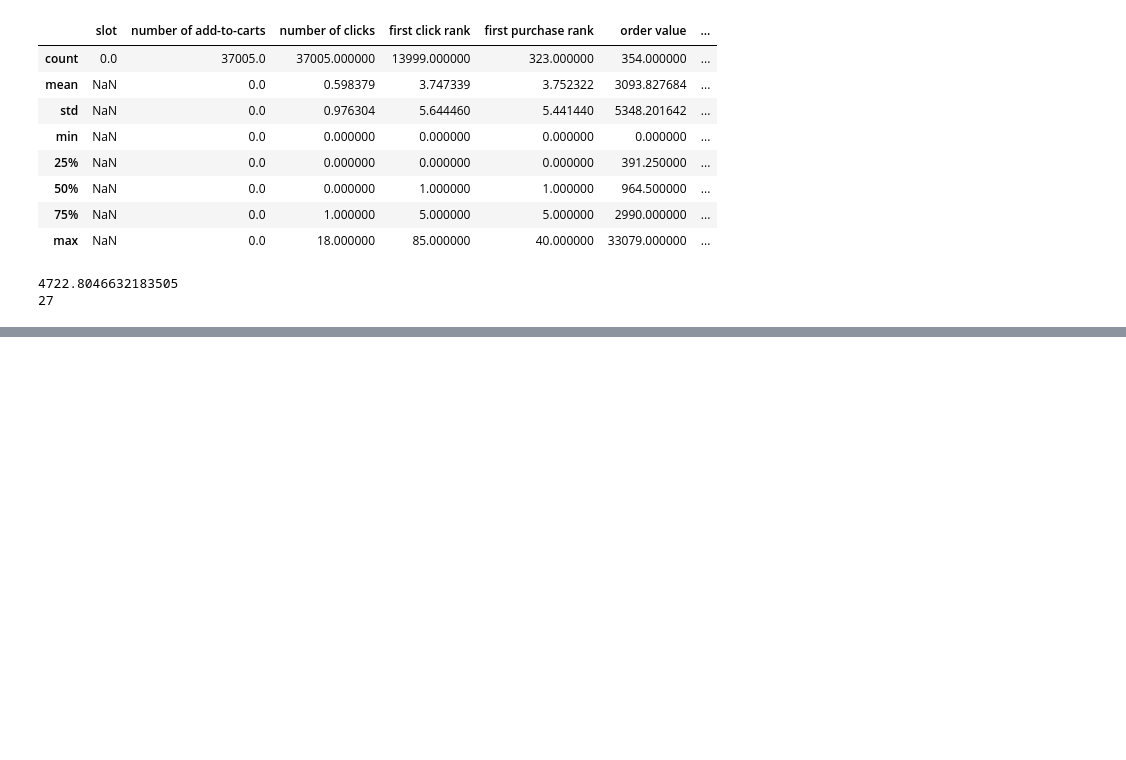
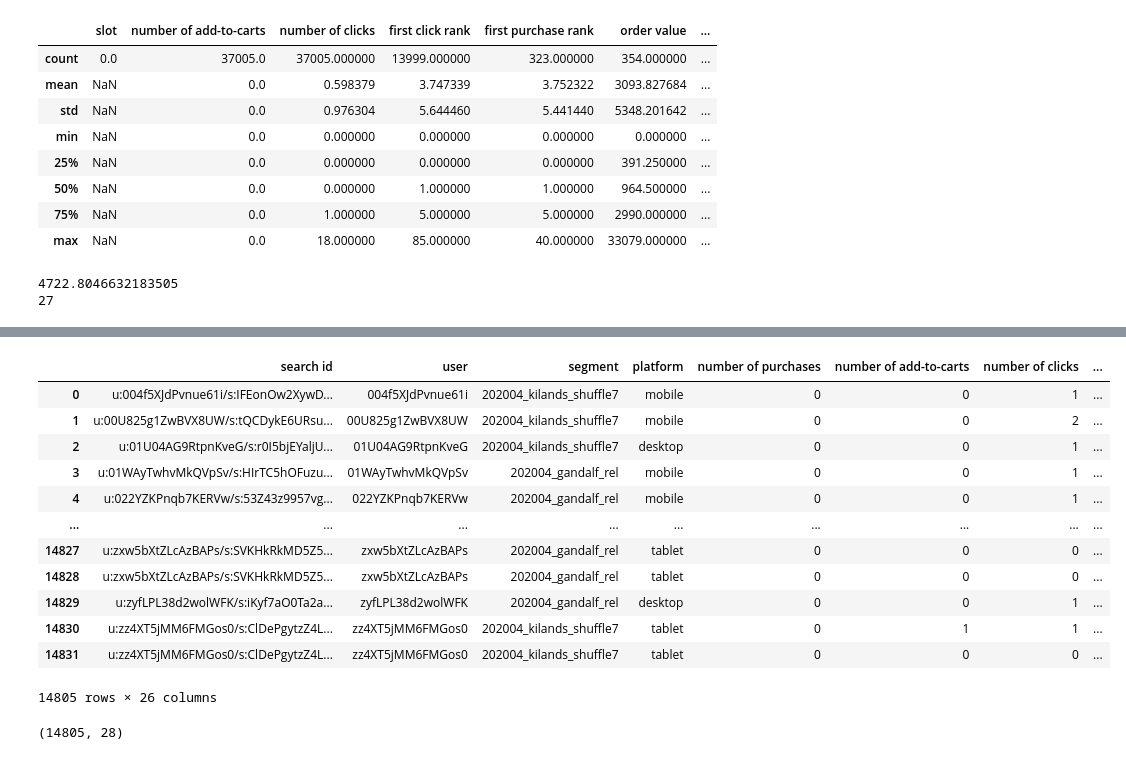
Before and after one commit to ucsd-psych201a/nobel2024, a Jupyter notebook: CSS_204_Reproducibility_Project.ipynb, the cells around one changed output, grey strips where cells are left out. Saved outputs shown, nothing was run; the diff lists cells and outputs as text; code cells hidden in the pictures; blank space fills up the shorter version.

```diff
--- a/CSS_204_Reproducibility_Project.ipynb
+++ b/CSS_204_Reproducibility_Project.ipynb
@@ -115,0 +154,4 @@ Preregistration: https://drive.google.com/file/d/1jyR-cwAxm9z7ro6JPCkqk0B-H0yNH9
+# %%
+# Replace semicolons in 'click positions' and 'purchase positions' with ' '
+kilands_no_out1['clicks_position'] = kilands_no_out1['click positions'].str.replace(";", " ")
+kilands_no_out1['purchase_position'] = kilands_no_out1['purchase positions'].str.replace(";", " ")
@@ -115,0 +173,8 @@ Preregistration: https://drive.google.com/file/d/1jyR-cwAxm9z7ro6JPCkqk0B-H0yNH9
+# %%
+# Recode top_clicks and bottom_clicks
+kilands_no_out1['top_clicks'] = kilands_no_out1['clicks_position'].apply(
+    lambda x: sum(int(pos) <= 6 for pos in x.split() if pos.isdigit()) if pd.notna(x) else 0
+)
+kilands_no_out1['bottom_clicks'] = kilands_no_out1['clicks_position'].apply(
+    lambda x: sum(int(pos) > 6 for pos in x.split() if pos.isdigit()) if pd.notna(x) else 0
+)
@@ -115,0 +196,9 @@ Preregistration: https://drive.google.com/file/d/1jyR-cwAxm9z7ro6JPCkqk0B-H0yNH9
+# %%
+# Recode top_purch and bottom_purch
+kilands_no_out1['top_purch'] = kilands_no_out1['purchase_position'].apply(
+    lambda x: sum(int(pos) <= 6 for pos in x.split() if pos.isdigit()) if pd.notna(x) else 0
+)
+
+kilands_no_out1['bottom_purch'] = kilands_no_out1['purchase_position'].apply(
+    lambda x: sum(int(pos) > 6 for pos in x.split() if pos.isdigit()) if pd.notna(x) else 0
+)
@@ -115,0 +215,12 @@ Preregistration: https://drive.google.com/file/d/1jyR-cwAxm9z7ro6JPCkqk0B-H0yNH9
+# %%
+# Convert `attention_click` and `attention_purchase` to category
+kilands_no_out1['attention_click'] = kilands_no_out1['attention_click'].astype('category')
+print(kilands_no_out1['attention_click'].describe())
+print("\n")
+
+kilands_no_out1['attention_purchase'] = kilands_no_out1['attention_purchase'].astype('category')
+print(kilands_no_out1['attention_purchase'].describe())
+print("\n")
+
+# Value counts for attention_click
+print(kilands_no_out1['attention_click'].value_counts())
@@ -115,0 +246,16 @@ Preregistration: https://drive.google.com/file/d/1jyR-cwAxm9z7ro6JPCkqk0B-H0yNH9
+# %%
+kilands_no_out1
+# %% [output]
+|  | search id | user | segment | platform | number of purchases | number of add-to-carts | number of clicks | ... |
+| 0 | u:004f5XJdPvnue61i/s:IFEonOw2XywD... | 004f5XJdPvnue61i | 202004_kilands_shuffle7 | mobile | 0 | 0 | 1 | ... |
+| 1 | u:00U825g1ZwBVX8UW/s:tQCDykE6URsu... | 00U825g1ZwBVX8UW | 202004_kilands_shuffle7 | mobile | 0 | 0 | 2 | ... |
+| 2 | u:01U04AG9RtpnKveG/s:r0I5bjEYaljU... | 01U04AG9RtpnKveG | 202004_kilands_shuffle7 | desktop | 0 | 0 | 1 | ... |
+| 3 | u:01WAyTwhvMkQVpSv/s:HIrTC5hOFuzu... | 01WAyTwhvMkQVpSv | 202004_gandalf_rel | mobile | 0 | 0 | 1 | ... |
+| 4 | u:022YZKPnqb7KERVw/s:53Z43z9957vg... | 022YZKPnqb7KERVw | 202004_gandalf_rel | mobile | 0 | 0 | 1 | ... |
+| ... | ... | ... | ... | ... | ... | ... | ... | ... |
+| 14827 | u:zxw5bXtZLcAzBAPs/s:SVKHkRkMD5Z5... | zxw5bXtZLcAzBAPs | 202004_gandalf_rel | tablet | 0 | 0 | 0 | ... |
+| 14828 | u:zxw5bXtZLcAzBAPs/s:SVKHkRkMD5Z5... | zxw5bXtZLcAzBAPs | 202004_gandalf_rel | tablet | 0 | 0 | 0 | ... |
+| 14829 | u:zyfLPL38d2wolWFK/s:iKyf7aO0Ta2a... | zyfLPL38d2wolWFK | 202004_gandalf_rel | desktop | 0 | 0 | 1 | ... |
+| 14830 | u:zz4XT5jMM6FMGos0/s:ClDePgytzZ4L... | zz4XT5jMM6FMGos0 | 202004_kilands_shuffle7 | tablet | 0 | 1 | 1 | ... |
+| 14831 | u:zz4XT5jMM6FMGos0/s:ClDePgytzZ4L... | zz4XT5jMM6FMGos0 | 202004_kilands_shuffle7 | tablet | 0 | 0 | 0 | ... |
+14805 rows × 26 columns
@@ -115,0 +270,4 @@ Preregistration: https://drive.google.com/file/d/1jyR-cwAxm9z7ro6JPCkqk0B-H0yNH9
+# %%
+kilands_no_out1.shape
+# %% [output]
+(14805, 28)
```
Also changed, not shown: parts of 22 cells of this notebook.
